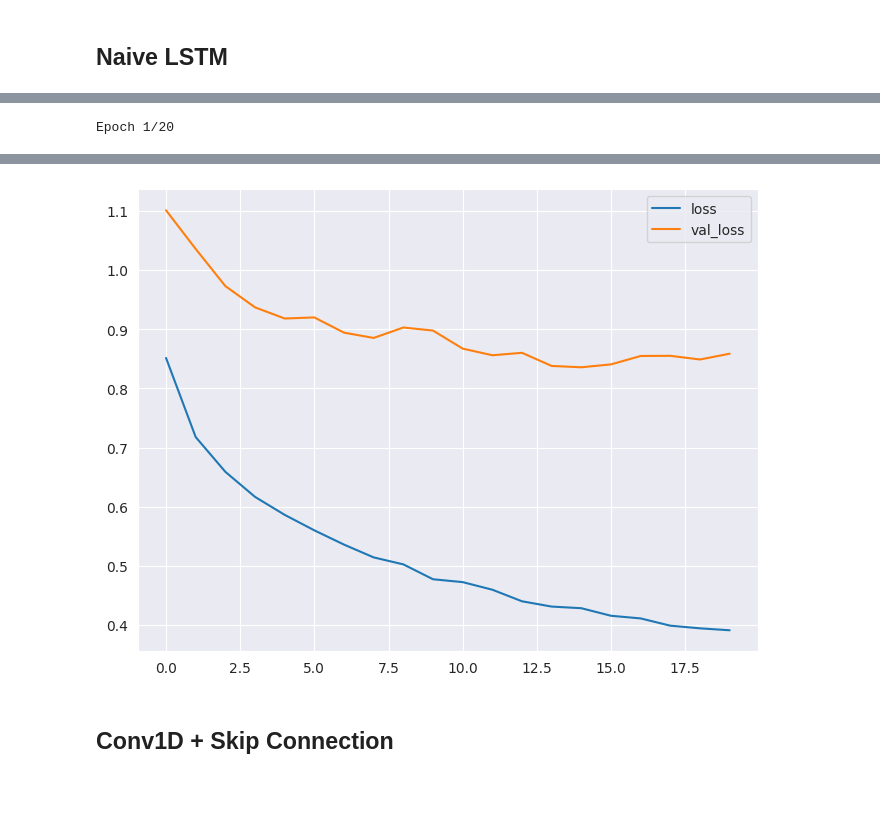
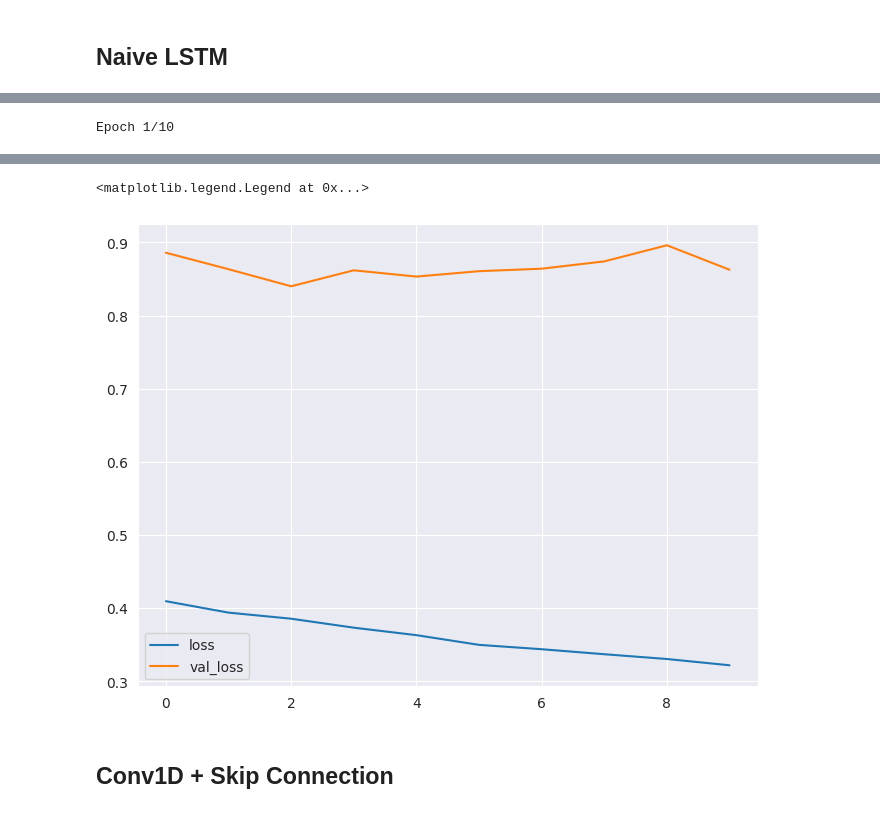
Before and after one commit to YangyangFu/transformer-time-series, a Jupyter notebook: 4-large-model-single-step.ipynb, the cells around one changed output, grey strips where cells are left out. Drawn from its saved outputs; the diff is of its cells as text; code cells hidden in the pictures.

```diff
--- a/4-large-model-single-step.ipynb
+++ b/4-large-model-single-step.ipynb
@@ -435,5 +439,5 @@ _________________________________________________________________
 # %%
-history = compile_and_fit(lstm, window, MAX_EPOCHS=20, lr=1e-03)
+history = compile_and_fit(lstm, window, MAX_EPOCHS=10, lr=1e-03)
 train_val_performance['lstm'] = lstm.evaluate(window.train_val, verbose=2)
 val_performance['lstm'] = lstm.evaluate(window.val, verbose=2)
 test_performance['lstm'] = lstm.evaluate(window.test, verbose=2)
@@ -444,4 +448,4 @@ plt.plot(history.history['loss'], label='loss')
 plt.plot(history.history['val_loss'], label='val_loss')
 plt.legend()
 # %% [output]
-Epoch 1/20
+Epoch 1/10
@@ -507,4 +512,5 @@ Epoch 20/20
+<matplotlib.legend.Legend at 0x...>
-[figure, old version]
+[figure, new version]
 # %% [markdown]
 ## Conv1D + Skip Connection
 # %%
```
Also changed, not shown: parts of 14 cells of this notebook, 1 other file.
